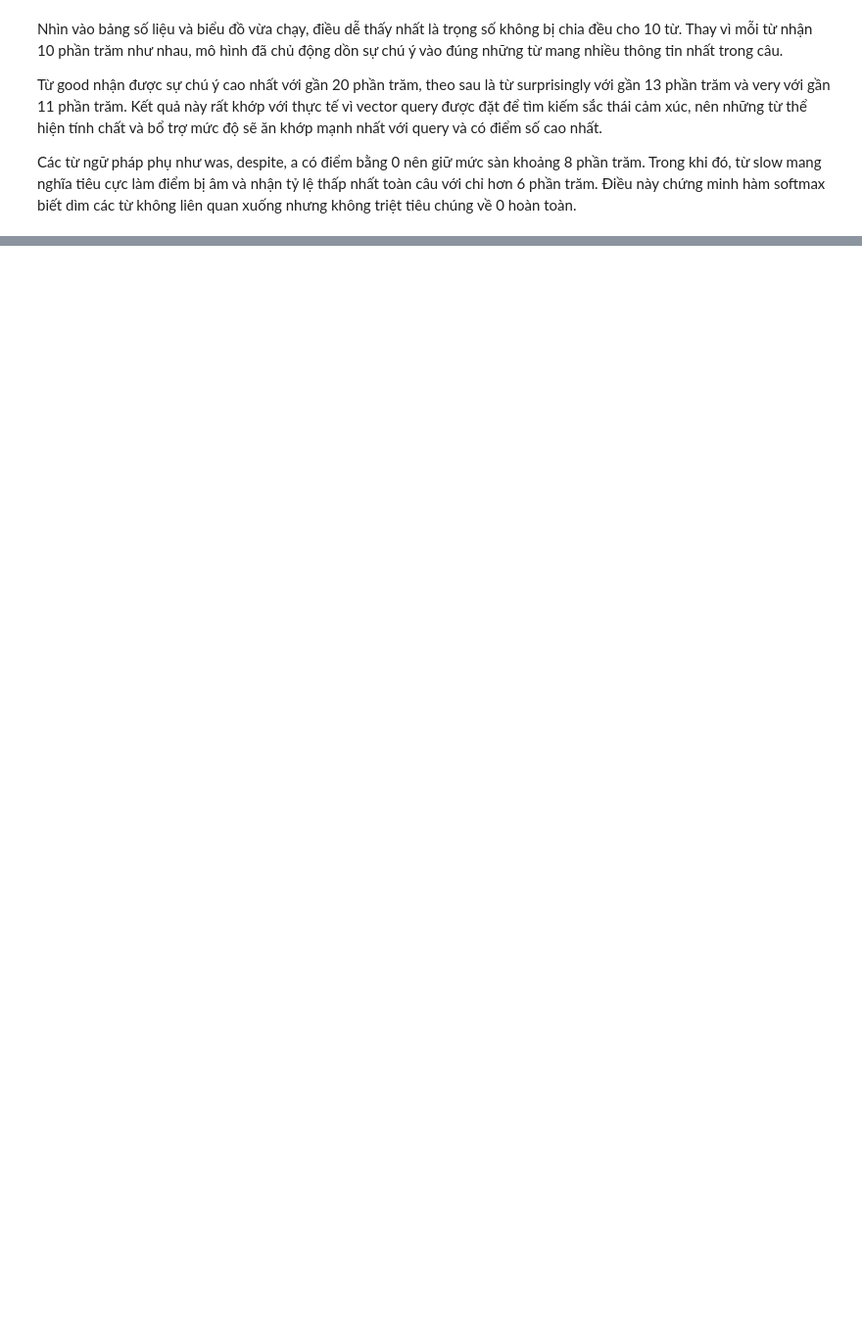
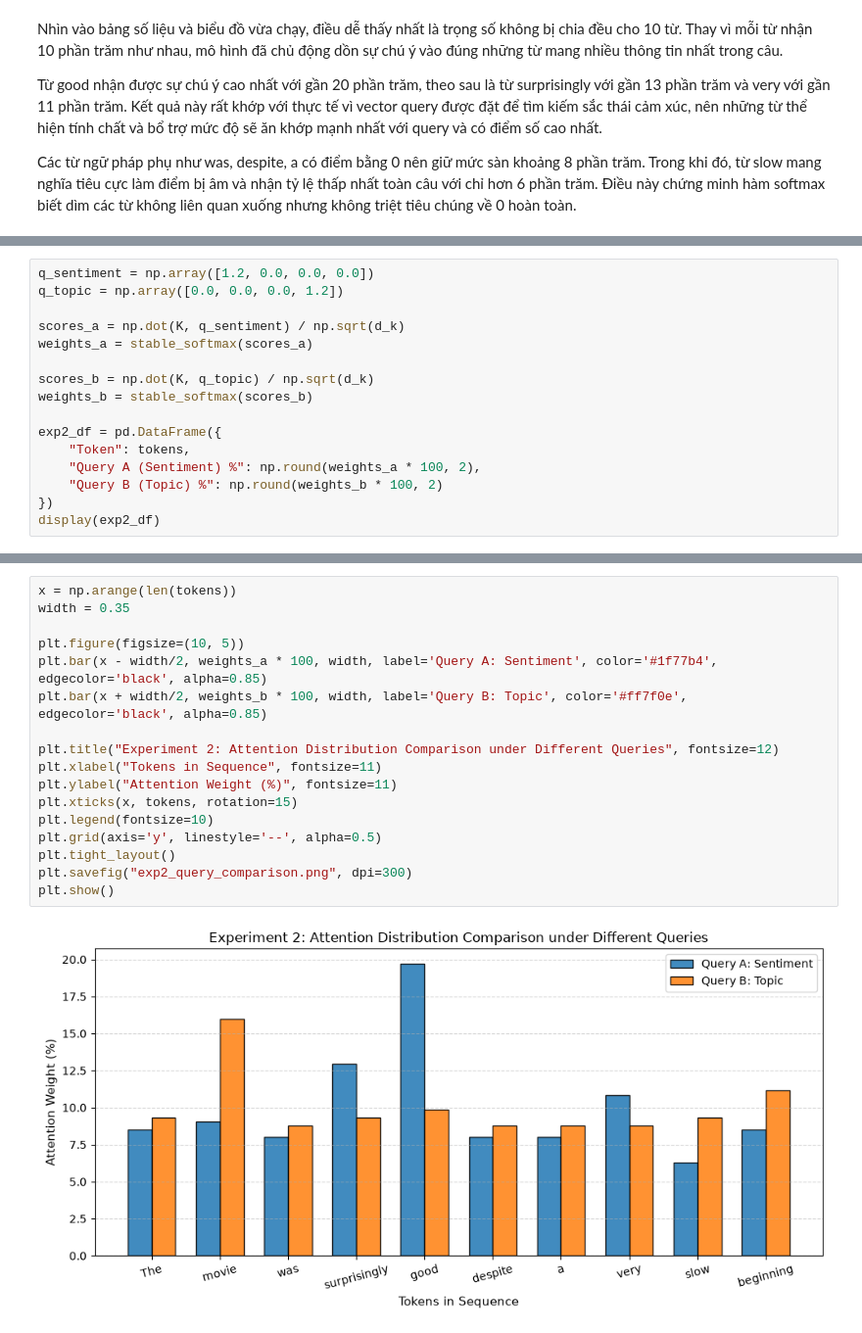
Before and after one commit to ntrThanh/NLP-2026, a Jupyter notebook: lab06/experiments.ipynb, the cells around one changed output, grey strips where cells are left out. Shown at 98% size. Drawn from its saved outputs; the diff is of its cells as text; blank space fills up the shorter version.

```diff
--- a/lab06/experiments.ipynb
+++ b/lab06/experiments.ipynb
@@ -79,0 +82,16 @@ plt.show()
+# %%
+q_sentiment = np.array([1.2, 0.0, 0.0, 0.0])
+q_topic = np.array([0.0, 0.0, 0.0, 1.2])
+
+scores_a = np.dot(K, q_sentiment) / np.sqrt(d_k)
+weights_a = stable_softmax(scores_a)
+
+scores_b = np.dot(K, q_topic) / np.sqrt(d_k)
+weights_b = stable_softmax(scores_b)
+
+exp2_df = pd.DataFrame({
+    "Token": tokens,
+    "Query A (Sentiment) %": np.round(weights_a * 100, 2),
+    "Query B (Topic) %": np.round(weights_b * 100, 2)
+})
+display(exp2_df)
@@ -79,0 +110,19 @@ plt.show()
+# %%
+x = np.arange(len(tokens))
+width = 0.35
+
+plt.figure(figsize=(10, 5))
+plt.bar(x - width/2, weights_a * 100, width, label='Query A: Sentiment', color='#1f77b4', edgecolor='black', alpha=0.85)
+plt.bar(x + width/2, weights_b * 100, width, label='Query B: Topic', color='#ff7f0e', edgecolor='black', alpha=0.85)
+
+plt.title("Experiment 2: Attention Distribution Comparison under Different Queries", fontsize=12)
+plt.xlabel("Tokens in Sequence", fontsize=11)
+plt.ylabel("Attention Weight (%)", fontsize=11)
+plt.xticks(x, tokens, rotation=15)
+plt.legend(fontsize=10)
+plt.grid(axis='y', linestyle='--', alpha=0.5)
+plt.tight_layout()
+plt.savefig("exp2_query_comparison.png", dpi=300)
+plt.show()
+# %% [output]
+[figure, added]
```
Also changed, not shown: parts of 47 cells of this notebook, 15 other files.
